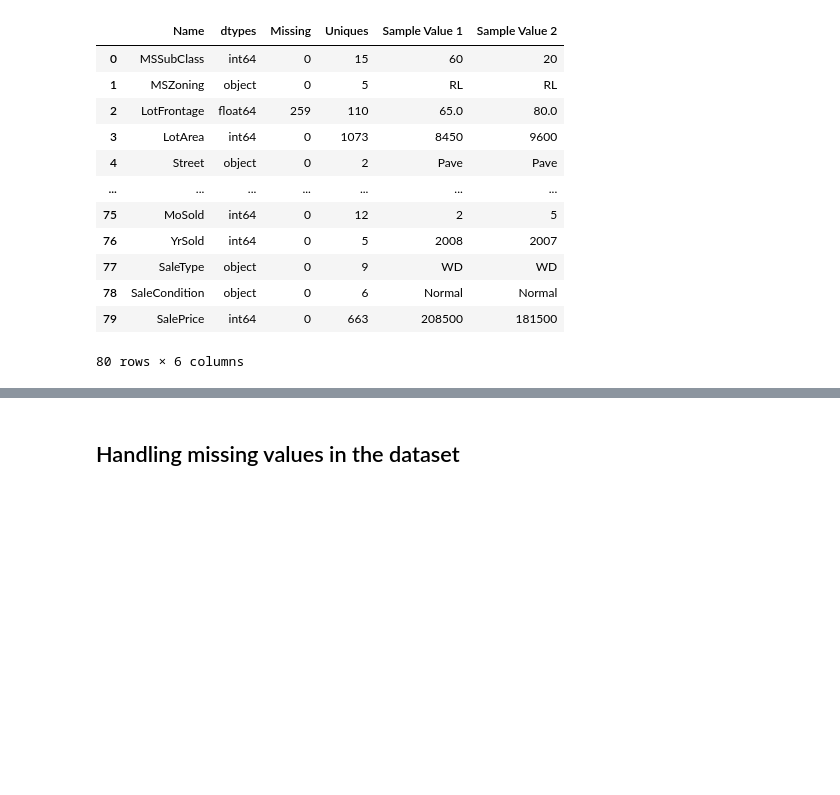
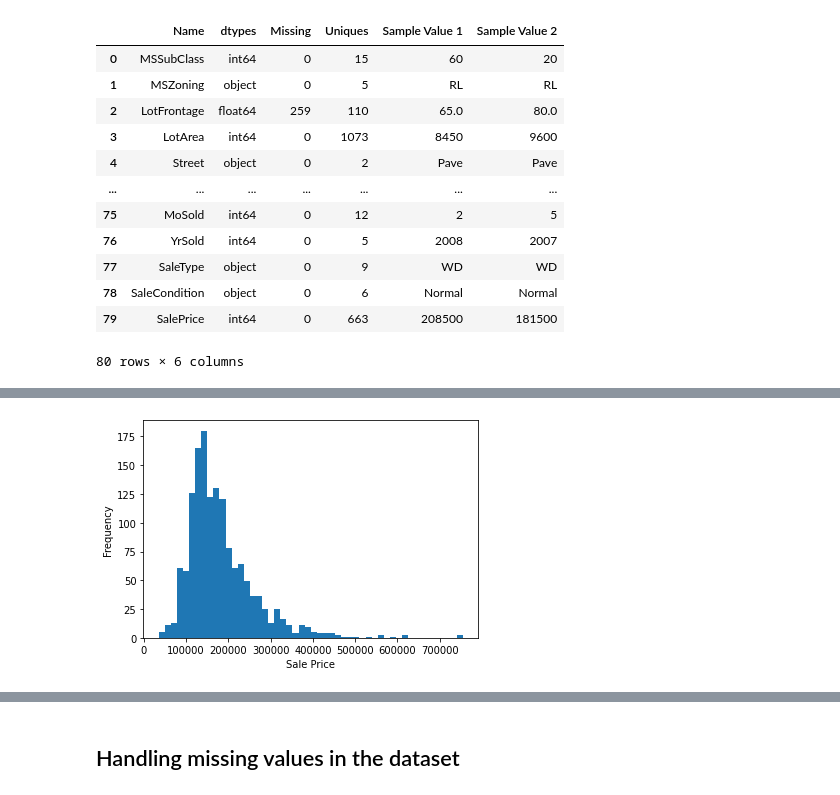
Before and after one commit to samyukthagopalsamy/DataVisualization, a Jupyter notebook: DataVisualizationUsingPython.ipynb, the cells around one changed output, grey strips where cells are left out. Cells and saved outputs as stored; diff of their text form; code cells hidden in the pictures; blank space fills up the shorter version.

```diff
--- a/DataVisualizationUsingPython.ipynb
+++ b/DataVisualizationUsingPython.ipynb
@@ -19,3 +27,6 @@ dataset = pd.read_csv('dataset.csv')
+# %%
+url = 'https://raw.githubusercontent.com/samyukthagopalsamy/DataVisualization/main/dataset.csv'
+dataset = pd.read_csv(url)
 # %%
 print("The dataset has", dataset.shape[1], "variables describing", dataset.shape[0], "property sales in locations within Ames city limits")
 # %% [output]
@@ -112,0 +138,8 @@ description(dataset)
+# %%
+# Create a histogram of SalePrice
+plt.hist(dataset['SalePrice'], bins=50)
+plt.xlabel('Sale Price')
+plt.ylabel('Frequency')
+plt.show()
+# %% [output]
+[figure, added]
```
Also changed, not shown: parts of 16 cells of this notebook.
